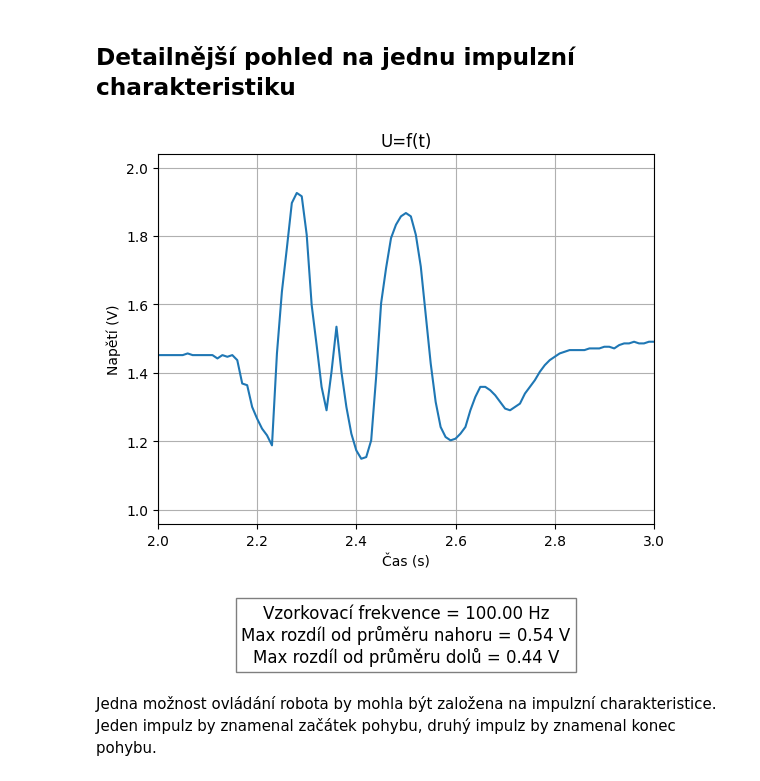
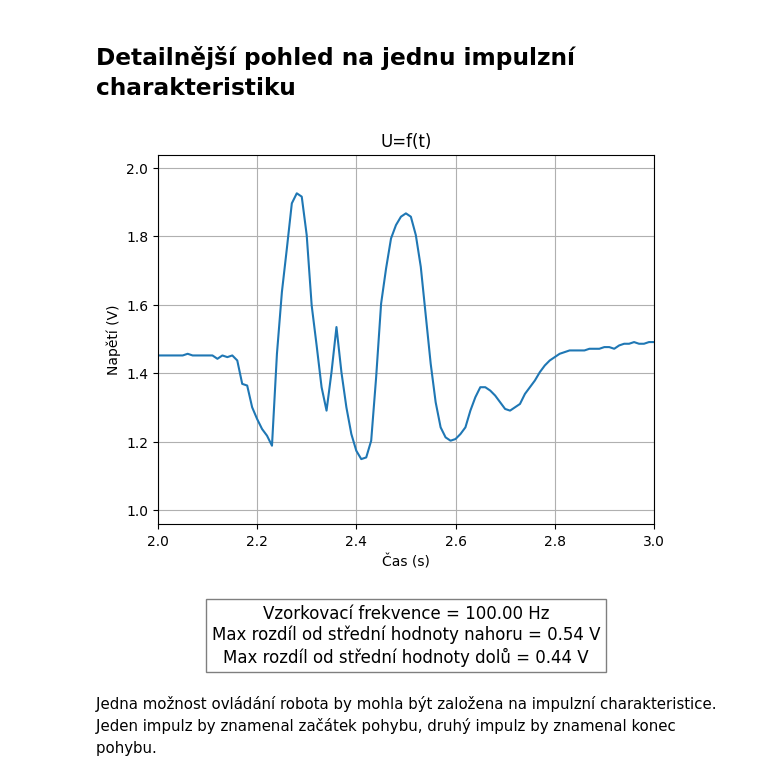
Before and after one commit to drillby/Diplomova_prace, a Jupyter notebook: EMG_elektrody_test/data_analysis.ipynb, the cells around one changed output. Cells and saved outputs as stored; diff of their text form; code cells hidden in the pictures.

```diff
--- a/EMG_elektrody_test/data_analysis.ipynb
+++ b/EMG_elektrody_test/data_analysis.ipynb
@@ -104,25 +104,25 @@ plt.show()
 # %%
 up_difference_from_average = np.abs(np.max(voltage) - average_voltage)
 down_difference_from_average = np.abs(np.min(voltage) - average_voltage)
 plt.xlim(2, 3)
 plt.plot(time, voltage)
 plt.title("U=f(t)")
 plt.xlabel("Čas (s)")
 plt.ylabel("Napětí (V)")
 plt.grid()
 plt.text(
     0.5,
     -0.3,
-    f"Vzorkovací frekvence = {sampling_frequency:.2f} Hz\nMax rozdíl od průměru nahoru = {up_difference_from_average:.2f} V\nMax rozdíl od průměru dolů = {down_difference_from_average:.2f} V",
+    f"Vzorkovací frekvence = {sampling_frequency:.2f} Hz\nMax rozdíl od střední hodnoty nahoru = {up_difference_from_average:.2f} V\nMax rozdíl od střední hodnoty dolů = {down_difference_from_average:.2f} V",
     horizontalalignment="center",
     verticalalignment="center",
     transform=plt.gca().transAxes,
     fontsize=12,
     bbox=dict(facecolor="white", alpha=0.5),
 )
 plt.show()
 # %% [output]
-[figure, old version]
+[figure, new version]
 # %% [markdown]
 Jedna možnost ovládání robota by mohla být založena na impulzní charakteristice. Jeden impulz by znamenal začátek pohybu, druhý impulz by znamenal konec pohybu.
 # %% [markdown]
```
Also changed, not shown: parts of 1 cell of this notebook.
